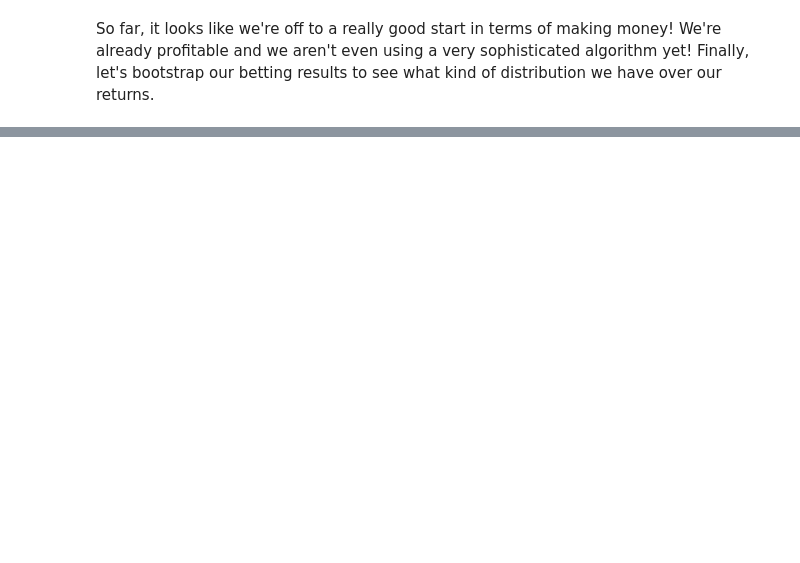
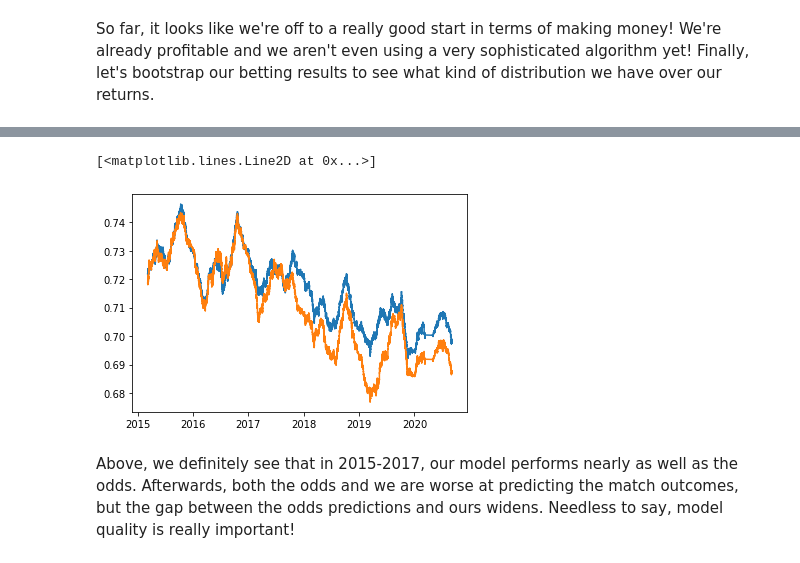
Before and after one commit to siddjagadish/tennis_new, a Jupyter notebook: tennis_new/notebooks/model_fitting/ELO/Betting Evaluation.ipynb, the cells around one changed output, grey strips where cells are left out. Cells and saved outputs as stored; diff of their text form; code cells hidden in the pictures; blank space fills up the shorter version.

```diff
--- a/tennis_new/notebooks/model_fitting/ELO/Betting Evaluation.ipynb
+++ b/tennis_new/notebooks/model_fitting/ELO/Betting Evaluation.ipynb
@@ -377,0 +409,27 @@ Above, we see that our returns are fairly stable -- very unlikely to lose money
+# %%
+%matplotlib inline
+
+from matplotlib import pyplot as plt
+import pandas as pd
+
+WINDOW_SIZE = 10000
+
+my_data['odds_correct'] = (my_data['p1_odds'] < my_data['p2_odds']).astype(int)
+my_data['pred_correct'] = (my_data['prediction'] > 0.5).astype(int)
+
+my_data.sort_values('date', ascending=True, inplace=True)
+my_data['rolling_odds_accuracy'] = my_data['odds_correct'].rolling(WINDOW_SIZE, center=True).mean()
+my_data['rolling_pred_accuracy'] = my_data['pred_correct'].rolling(WINDOW_SIZE, center=True).mean()
+plt.plot(
+    pd.to_datetime(my_data['date']),
+    my_data['rolling_odds_accuracy']
+)
+plt.plot(
+    pd.to_datetime(my_data['date']),
+    my_data['rolling_pred_accuracy']
+)
+# %% [output]
+[<matplotlib.lines.Line2D at 0x...>]
+[figure, added]
+# %% [markdown]
+Above, we definitely see that in 2015-2017, our model performs nearly as well as the odds.  Afterwards, both the odds and we are worse at predicting the match outcomes, but the gap between the odds predictions and ours widens.  Needless to say, model quality is really important!
```
Also changed, not shown: parts of 23 cells of this notebook, 4 other files.
